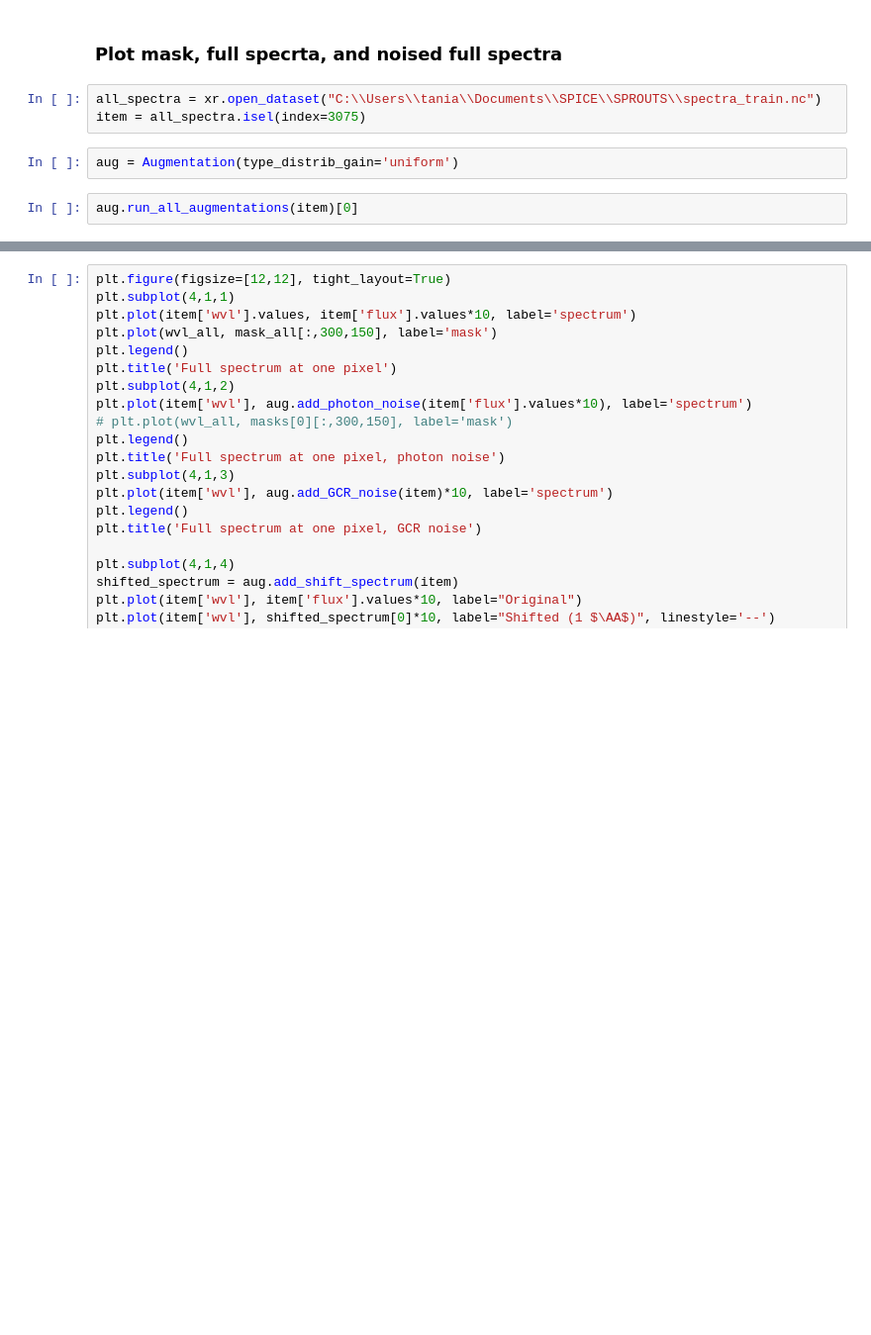
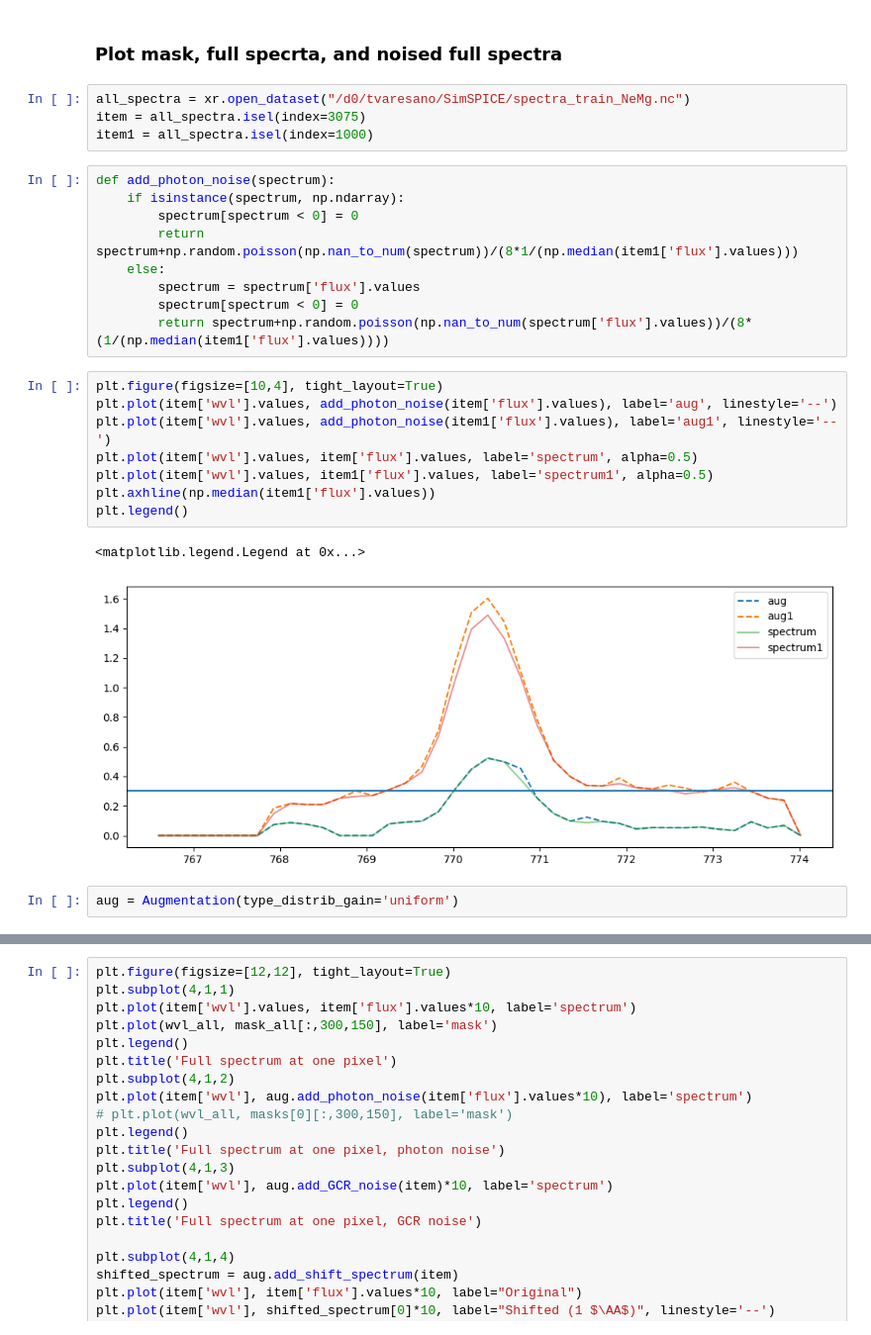
Before and after one commit to taniavsn/SimSPICE, a Jupyter notebook: notebooks/WriteXarray_tests.ipynb, the cells around one changed output, grey strips where cells are left out. Shown at 99% size. Drawn from its saved outputs; the diff is of its cells as text; blank space fills up the shorter version.

Commit message:
grayscale, choice of noise

```diff
--- a/notebooks/WriteXarray_tests.ipynb
+++ b/notebooks/WriteXarray_tests.ipynb
@@ -101,10 +77,29 @@ print('Full wavelength array shape: ', wvl_all.shape, '\nFull spectrum shape : '
 # %% [markdown]
 ### Plot mask, full specrta, and noised full spectra
 # %%
-all_spectra = xr.open_dataset("C:\\Users\\tania\\Documents\\SPICE\\SPROUTS\\spectra_train.nc")
+all_spectra = xr.open_dataset("/d0/tvaresano/SimSPICE/spectra_train_NeMg.nc")
 item = all_spectra.isel(index=3075)
+item1 = all_spectra.isel(index=1000)
+# %%
+def add_photon_noise(spectrum):
+    if isinstance(spectrum, np.ndarray):
+        spectrum[spectrum < 0] = 0
+        return spectrum+np.random.poisson(np.nan_to_num(spectrum))/(8*1/(np.median(item1['flux'].values)))
+    else:
+        spectrum = spectrum['flux'].values
+        spectrum[spectrum < 0] = 0
+        return spectrum+np.random.poisson(np.nan_to_num(spectrum['flux'].values))/(8*(1/(np.median(item1['flux'].values))))
+# %%
+plt.figure(figsize=[10,4], tight_layout=True)
+plt.plot(item['wvl'].values, add_photon_noise(item['flux'].values), label='aug', linestyle='--')
+plt.plot(item['wvl'].values, add_photon_noise(item1['flux'].values), label='aug1', linestyle='--')
+plt.plot(item['wvl'].values, item['flux'].values, label='spectrum', alpha=0.5)
+plt.plot(item['wvl'].values, item1['flux'].values, label='spectrum1', alpha=0.5)
+plt.axhline(np.median(item1['flux'].values))
+plt.legend()
+# %% [output]
+<matplotlib.legend.Legend at 0x...>
+[figure, added]
 # %%
 aug = Augmentation(type_distrib_gain='uniform')
-# %%
-aug.run_all_augmentations(item)[0]
 # %%
```
Also changed, not shown: parts of 5 cells of this notebook, 2 other files.
